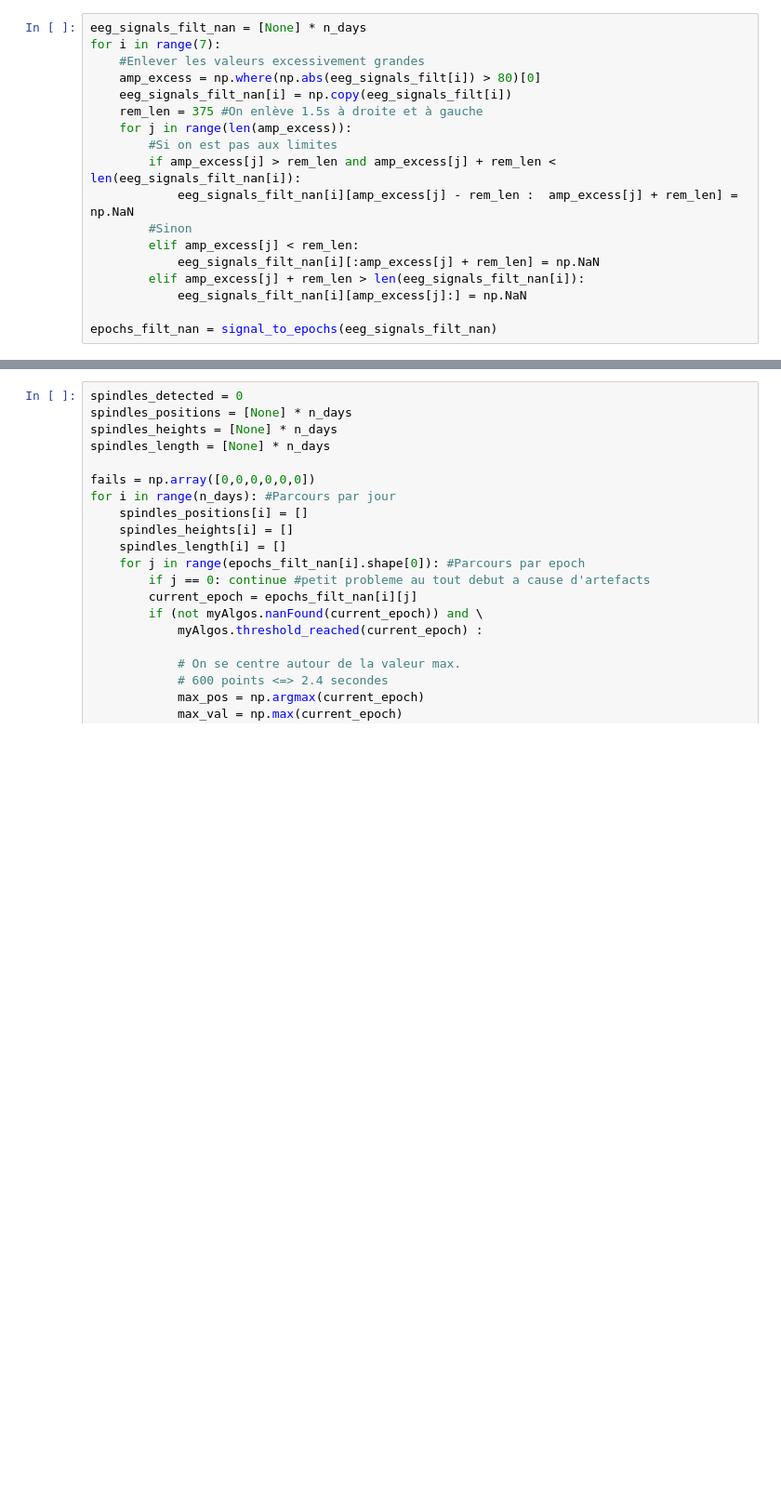
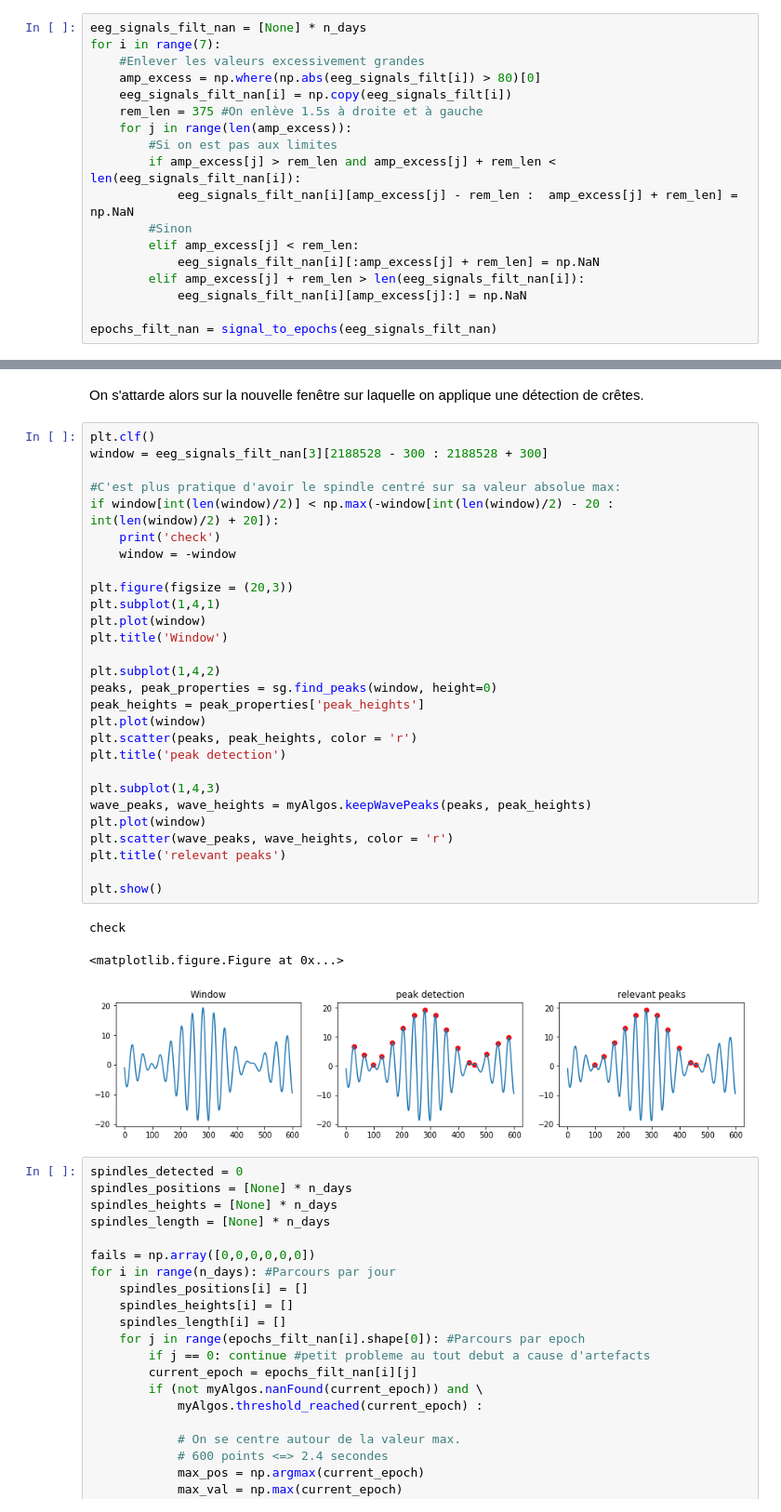
Before and after one commit to ArnoBen/SleepSpindles, a Jupyter notebook: SpindleDetection.ipynb, the cells around one changed output, grey strips where cells are left out. Shown: that part at 93% size. Cells and saved outputs as stored; diff of their text form; blank space fills up the shorter version.

Commit message:
Retourner la window si besoin

```diff
--- a/SpindleDetection.ipynb
+++ b/SpindleDetection.ipynb
@@ -153,3 +161,37 @@ epochs_filt_nan = signal_to_epochs(eeg_signals_filt_nan)
+# %% [markdown]
+On s'attarde alors sur la nouvelle fenêtre sur laquelle on applique une détection de crêtes.
+# %%
+plt.clf()
+window = eeg_signals_filt_nan[3][2188528 - 300 : 2188528 + 300]
+
+#C'est plus pratique d'avoir le spindle centré sur sa valeur absolue max:
+if window[int(len(window)/2)] < np.max(-window[int(len(window)/2) - 20 : int(len(window)/2) + 20]):
+    print('check')
+    window = -window
+
+plt.figure(figsize = (20,3))
+plt.subplot(1,4,1)
+plt.plot(window)
+plt.title('Window')
+
+plt.subplot(1,4,2)
+peaks, peak_properties = sg.find_peaks(window, height=0)
+peak_heights = peak_properties['peak_heights']
+plt.plot(window)
+plt.scatter(peaks, peak_heights, color = 'r')
+plt.title('peak detection')
+
+plt.subplot(1,4,3)
+wave_peaks, wave_heights = myAlgos.keepWavePeaks(peaks, peak_heights)
+plt.plot(window)
+plt.scatter(wave_peaks, wave_heights, color = 'r')
+plt.title('relevant peaks')
+
+plt.show()
+# %% [output]
+check
+<matplotlib.figure.Figure at 0x...>
+[figure, added]
 # %%
 spindles_detected = 0
 spindles_positions = [None] * n_days
```
Also changed, not shown: parts of 2 cells of this notebook, 4 other files.
